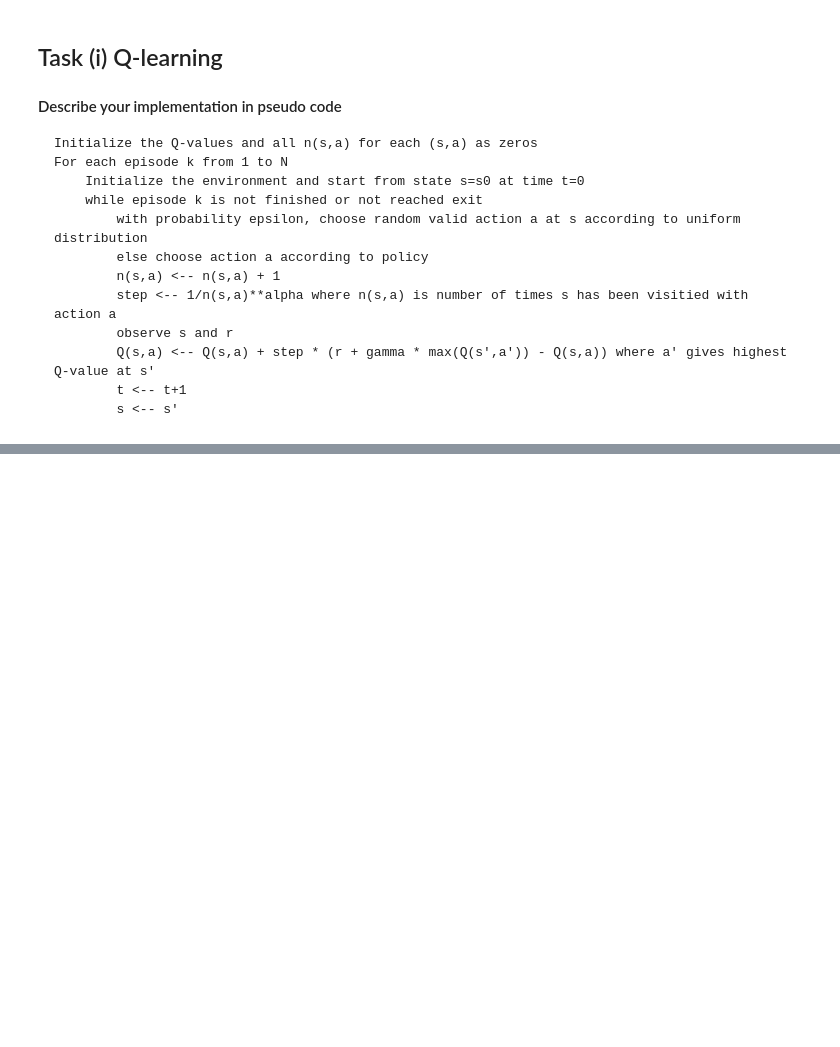
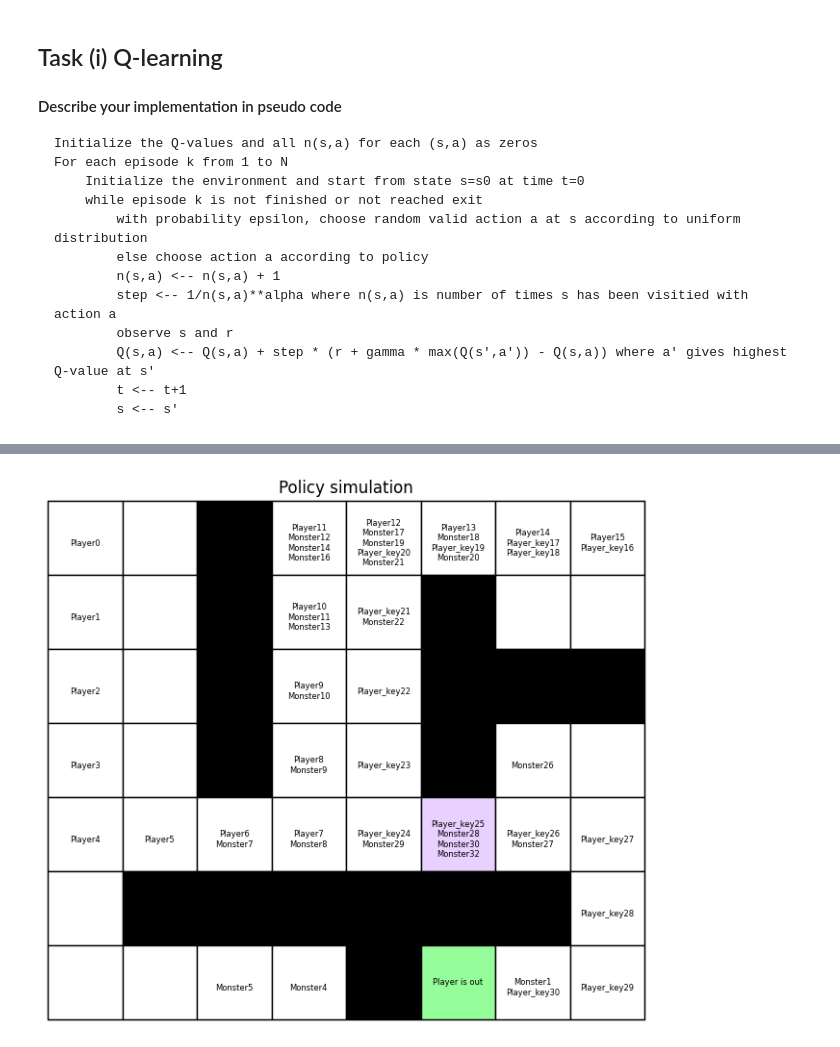
Before and after one commit to tawsiislam/RL_labs, a Jupyter notebook: lab1/lab1.ipynb, the cells around one changed output, grey strips where cells are left out. Saved outputs shown, nothing was run; the diff lists cells and outputs as text; code cells hidden in the pictures; blank space fills up the shorter version.

```diff
--- a/lab1/lab1.ipynb
+++ b/lab1/lab1.ipynb
@@ -236,28 +238,30 @@ mz_b.draw_maze(maze_mat, start_pos, minotaur_pos,key_pos)
 # %%
 # Q-learning
 env = mz_b.Maze_bonus(maze_mat,None,False,False,True)
 n_states  = env.n_states
 n_actions = env.n_actions
 # Finite horizon
 no_episodes = 50000
 t_horizon = 200
 alpha = 2/3
 gamma = 49/50
 epsilon_list = [0.1,0.5]
 start  = ((0, 0),(6, 5),0)
 value_mat = [[],[]]
 Q_init = np.zeros((n_states, n_actions))
 # Solve the MDP problem with dynamic programming
-#Q, policy, value_list_1 = mz_b.Q_learning(env,Q_init,start,no_episodes,t_horizon,alpha,gamma,epsilon_list[0])
-#value_mat[0] = value_list_1
+Q, policy, value_list_1 = mz_b.Q_learning(env,Q_init,start,no_episodes,t_horizon,alpha,gamma,epsilon_list[0])
+value_mat[0] = value_list_1
 Q, policy, value_list_2 = mz_b.Q_learning(env,Q_init,start,no_episodes,t_horizon,alpha,gamma,epsilon_list[1])
 value_mat[1] = value_list_2
 print("Simulation done")
 method = 'ValIter'
 path = env.simulate(start, policy, method)
 # Show the shortest path
 print(path)
 mz_b.animate_solution(maze_mat, path)
+# %% [output]
+[figure, added]
 # %%
 # SARSA
 env = mz_b.Maze_bonus(maze_mat,None,False,False,False)
```
Also changed, not shown: parts of 5 cells of this notebook, 7 other files.
